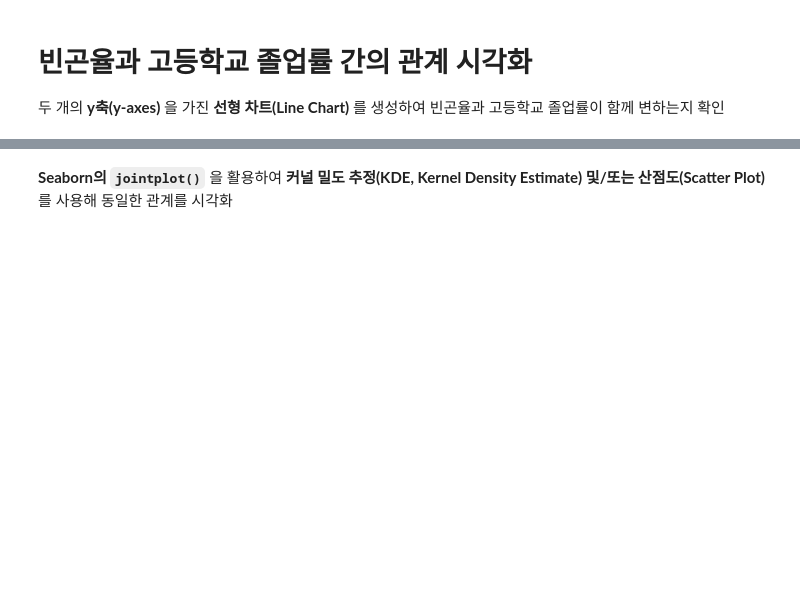
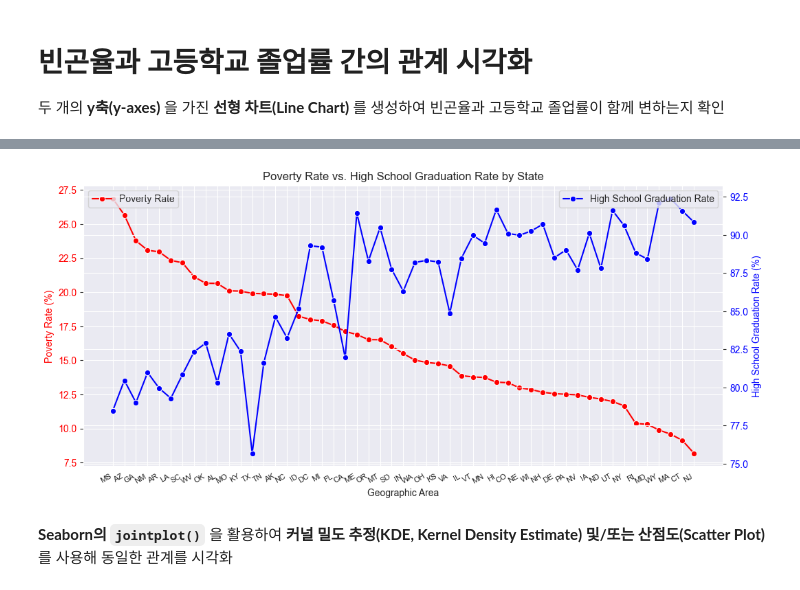
Before and after one commit to JELKOV/Police-Use-of-Force---Data-Analysis, a Jupyter notebook: Fatal_Force_(start).ipynb, the cells around one changed output, grey strips where cells are left out. Saved outputs shown, nothing was run; the diff lists cells and outputs as text; code cells hidden in the pictures; blank space fills up the shorter version.

```diff
--- a/Fatal_Force_(start).ipynb
+++ b/Fatal_Force_(start).ipynb
@@ -180,3 +284,16 @@ Deaths_by_Police_US Check: False
 
 두 개의 **y축(y-axes)** 을 가진 **선형 차트(Line Chart)** 를 생성하여
 빈곤율과 고등학교 졸업률이 함께 변하는지 확인
+# %%
+# 빈곤율과 고등학교 졸업률 간의 관계 분석
+## 빈곤율이 높은 주에서 고등학교 졸업률이 낮은 경향이 있는지 확인
+## 빈곤율과 고등학교 졸업률이 함께 증가하거나 감소하는 패턴 찾기
+
+### 데이터 병합
+merged_data = pd.merge(state_poverty, hs_completed, on="Geographic Area")
+
+### 빈곤율이 높은 순서로 정렬
+merged_data = merged_data.sort_values(by="poverty_rate", ascending=False)
+
+### 결과 확인
+print(merged_data)
@@ -183,3 +318,59 @@ Deaths_by_Police_US Check: False
+# %%
+# 그래프 크기 설정: 전체 그래프의 크기를 (12, 6)으로 설정
+fig, ax1 = plt.subplots(figsize=(12, 6))
+
+# 첫 번째 y축: 빈곤율(Poverty Rate)을 나타내는 빨간색 선 그래프 생성
+sns.lineplot(
+    data=merged_data,  # 시각화할 데이터프레임
+    x="Geographic Area",  # x축: 각 주(State)
+    y="poverty_rate",  # y축: 빈곤율 (Poverty Rate)
+    marker="o",  # 데이터 포인트를 동그라미 마커로 표시
+    color="red",  # 그래프 색상을 빨간색으로 설정
+    label="Poverty Rate"  # 범례에 표시될 라벨
+)
+
+# 첫 번째 y축 속성 설정
+ax1.set_ylabel("Poverty Rate (%)", color="red")  # y축 레이블을 'Poverty Rate (%)'로 설정하고 빨간색 지정
+ax1.tick_params(axis="y", labelcolor="red")  # y축 눈금(label)의 색상을 빨간색으로 설정
+
+# 두 번째 y축: 고등학교 졸업률(High School Graduation Rate) 표시
+ax2 = ax1.twinx()  # 동일한 x축을 공유하는 두 번째 y축 생성 (트윈 축)
+
+sns.lineplot(
+    data=merged_data,  # 시각화할 데이터프레임
+    x="Geographic Area",  # x축: 각 주(State)
+    y="percent_completed_hs",  # y축: 고등학교 졸업률 (High School Graduation Rate)
+    marker="o",  # 데이터 포인트를 동그라미 마커로 표시
+    color="blue",  # 그래프 색상을 파란색으로 설정
+    label="High School Graduation Rate"  # 범례에 표시될 라벨
+)
+
+# 두 번째 y축 속성 설정
+ax2.set_ylabel("High School Graduation Rate (%)", color="blue")  # y축 레이블을 'High School Graduation Rate (%)'로 설정하고 파란색 지정
+ax2.tick_params(axis="y", labelcolor="blue")  # y축 눈금(label)의 색상을 파란색으로 설정
+
+# x축 레이블 설정: 데이터 개수에 맞게 모든 주를 표시
+xtick_positions = np.arange(0, len(merged_data), step=1)  # x축 눈금 위치를 1씩 증가하도록 설정
+ax1.set_xticks(xtick_positions)  # x축 눈금 위치 적용
+ax1.set_xticklabels(merged_data["Geographic Area"].iloc[xtick_positions], rotation=90, fontsize=8)  # x축 레이블 설정 및 90도 회전
+
+# 하단 여백 확보: x축 레이블이 겹치지 않도록 여백을 증가
+plt.subplots_adjust(bottom=0.5)  # 하단 여백을 0.5로 설정하여 레이블 간격 확보
+
+# 그래프 제목 추가
+plt.title("Poverty Rate vs. High School Graduation Rate by State")  # 그래프 제목 설정
+
+# 범례 추가: 그래프의 설명을 왼쪽 위, 오른쪽 위에 각각 표시
+ax1.legend(loc="upper left")  # 첫 번째 y축(빈곤율)의 범례는 왼쪽 위에 배치
+ax2.legend(loc="upper right")  # 두 번째 y축(졸업률)의 범례는 오른쪽 위에 배치
+
+# x축 레이블 자동 정렬: 레이블이 겹칠 경우 자동으로 정렬하여 가독성 향상
+fig.autofmt_xdate()
+
+# 그래프 출력
+plt.show()
+# %% [output]
+[figure, added]
 # %% [markdown]
 **Seaborn의 `jointplot()`** 을 활용하여
 **커널 밀도 추정(KDE, Kernel Density Estimate) 및/또는 산점도(Scatter Plot)** 를 사용해 동일한 관계를 시각화
```
Also changed, not shown: parts of 8 cells of this notebook.
